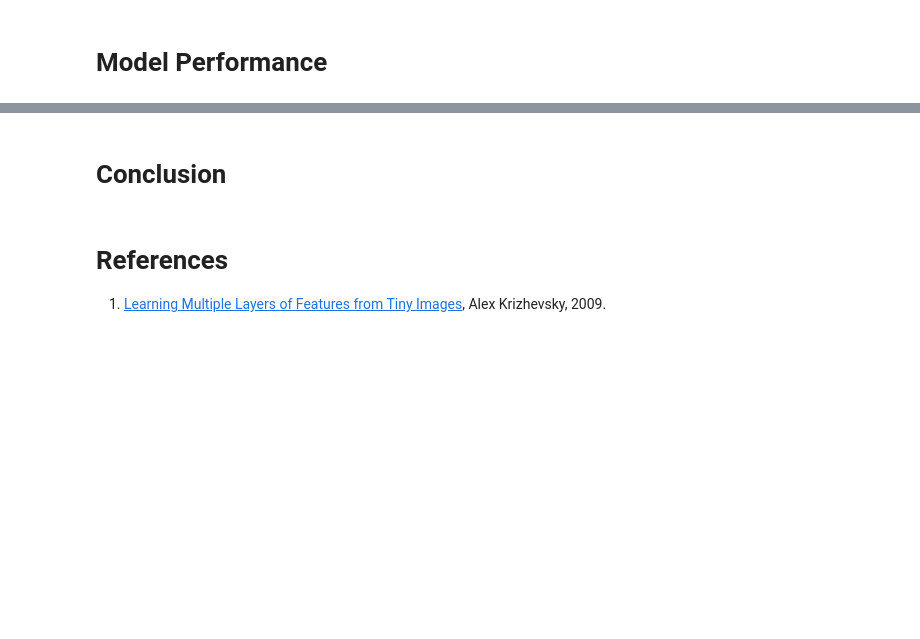
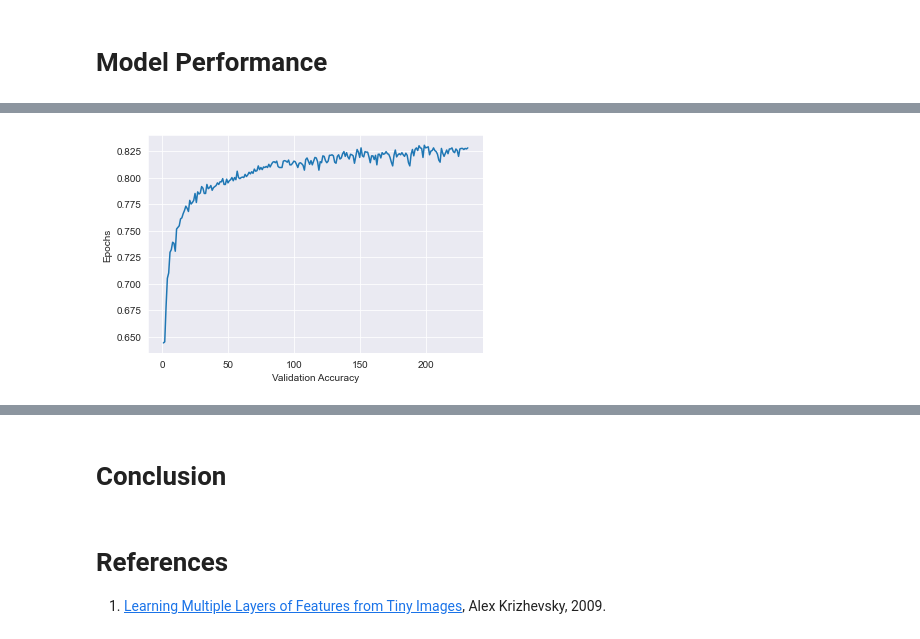
Before and after one commit to SilverCrocus/Phase-3-Data-Science, a Jupyter notebook: report.ipynb, the cells around one changed output, grey strips where cells are left out. Drawn from its saved outputs; the diff is of its cells as text; code cells hidden in the pictures; blank space fills up the shorter version.

```diff
--- a/report.ipynb
+++ b/report.ipynb
@@ -539,0 +559,8 @@ plt.show()
+# %%
+# plot validation Accuracy against every epoch
+plt.plot(range(1, len(model.history.history['val_accuracy'])+1), model.history.history['val_accuracy'])
+plt.ylabel('Epochs')
+plt.xlabel('Validation Accuracy')
+plt.show()
+# %% [output]
+[figure, added]
```
Also changed, not shown: parts of 20 cells of this notebook, 7 other files.
